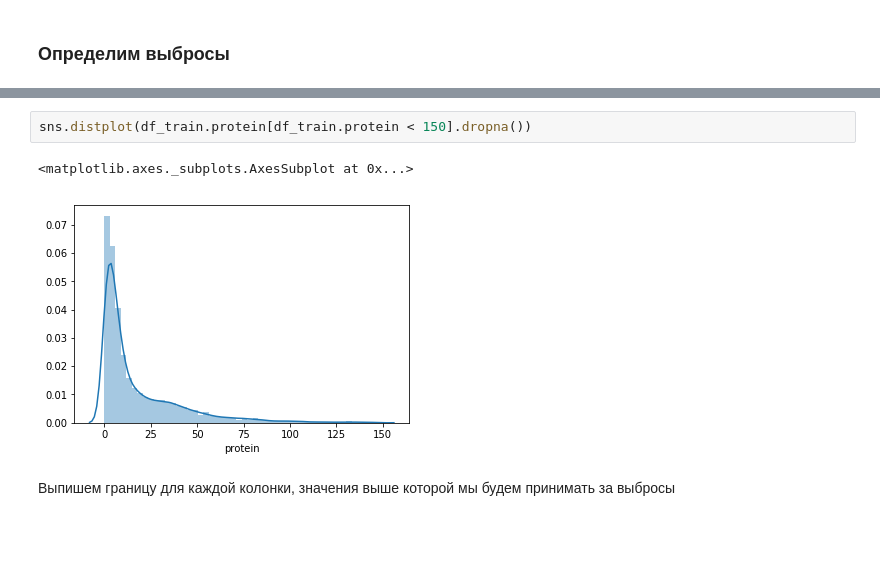
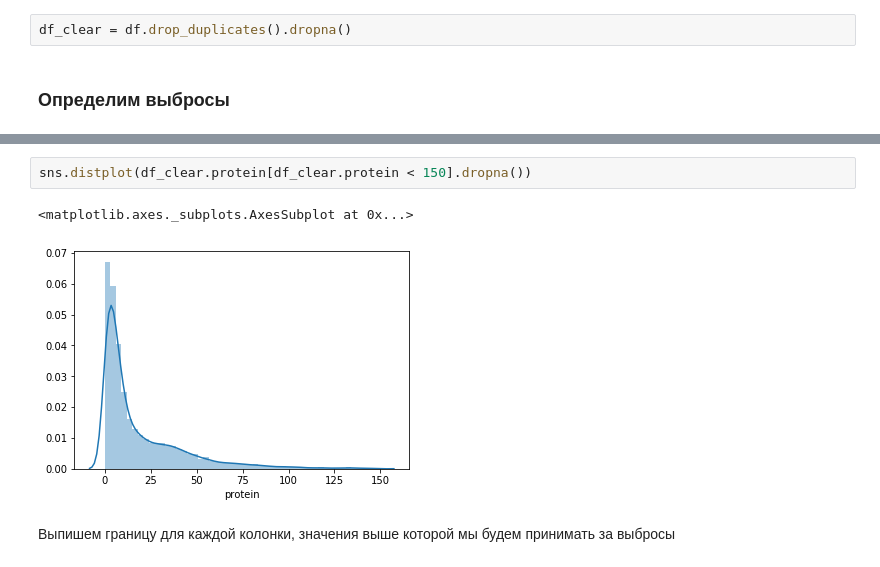
Before and after one commit to Afsent/Nordic_IT_School, a Jupyter notebook: ML/HW23/HW23_Preproccesing.ipynb, the cells around one changed output, grey strips where cells are left out. Saved outputs shown, nothing was run; the diff lists cells and outputs as text; blank space fills up the shorter version.

```diff
--- a/ML/HW23/HW23_Preproccesing.ipynb
+++ b/ML/HW23/HW23_Preproccesing.ipynb
@@ -82,3 +74,5 @@ col_with_nan = ['calories', 'protein', 'fat', 'sodium']
+# %%
+df_clear = df.drop_duplicates().dropna()
 # %% [markdown]
 ### Определим выбросы
 # %%
@@ -99,8 +93,8 @@ sns.distplot(df_train.sodium[df_train.sodium < 3000].dropna())
 # %%
-sns.distplot(df_train.protein[df_train.protein < 150].dropna())
+sns.distplot(df_clear.protein[df_clear.protein < 150].dropna())
 # %% [output]
 <matplotlib.axes._subplots.AxesSubplot at 0x...>
-[figure, old version]
+[figure, new version]
 # %% [markdown]
 Выпишем границу для каждой колонки, значения выше которой мы будем принимать за выбросы
 # %%
```
Also changed, not shown: parts of 38 cells of this notebook, 1 other file.
